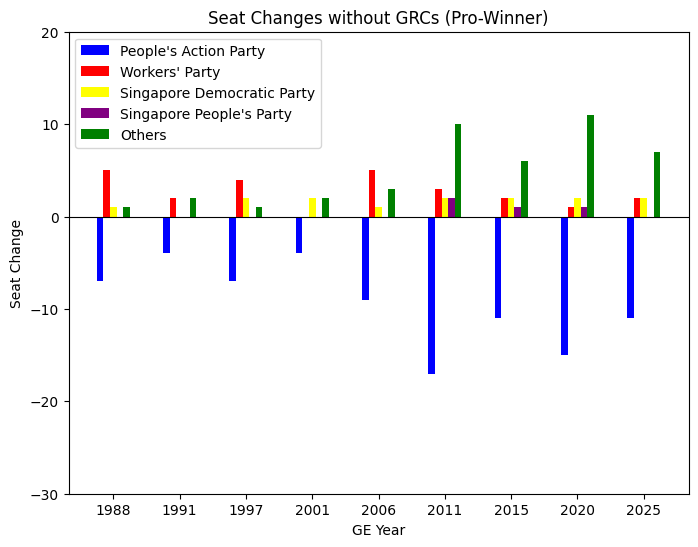
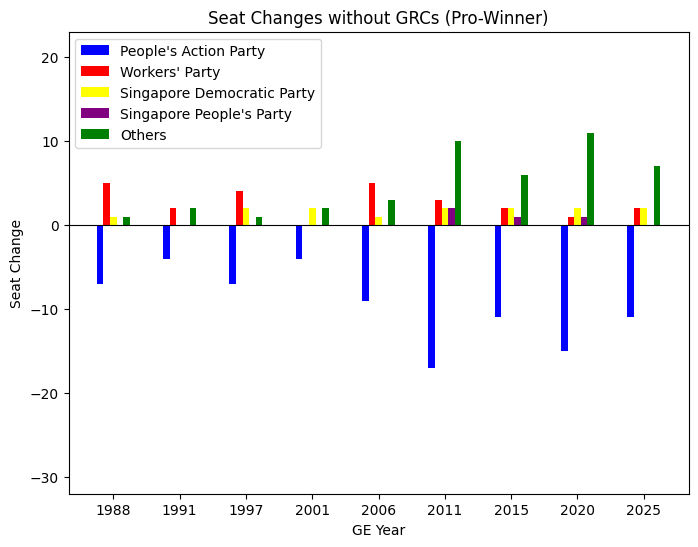
The notebook cell's code change between the first figure and the second:
--- before
+++ after
@@ -43,5 +43,5 @@
 plt.ylabel('Seat Change')
 plt.xticks(range(len(years)), years)  # Set positions for x-axis labels
-plt.yticks([-30, -20, -10, 0, 10, 20])  # Set positions for y-axis labels
+plt.ylim(-32,23)  # Set positions for y-axis labels
 plt.legend()
 plt.grid(False)

Commit: graph ylim change